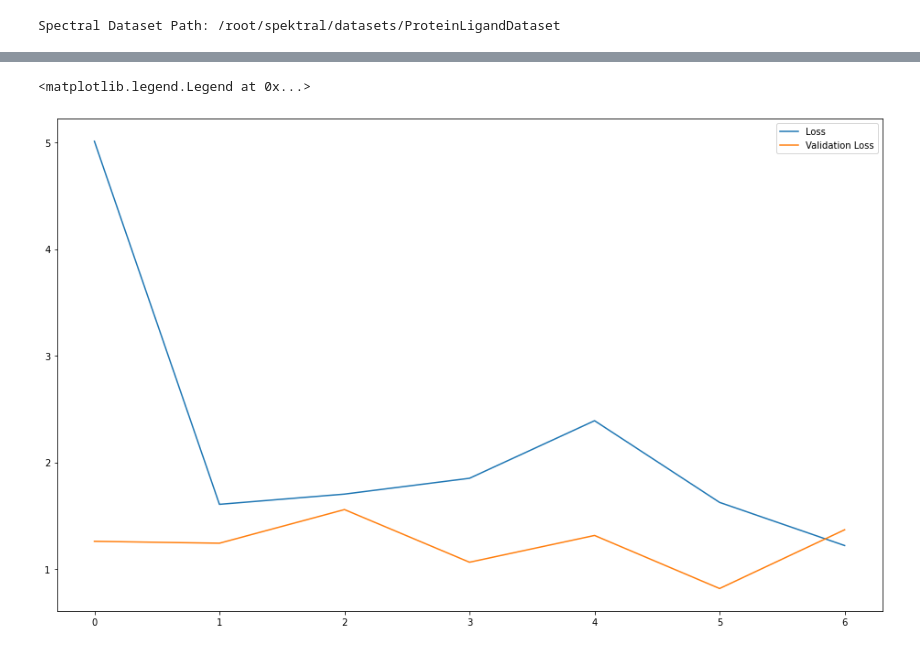
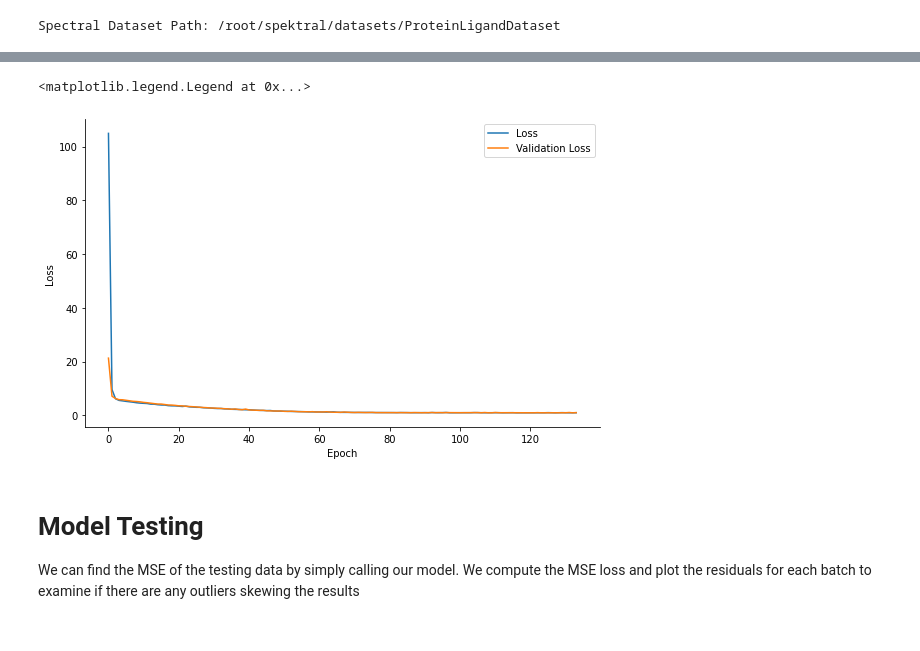
Before and after one commit to benjamin-ahlbrecht/protein-ligand-dissociation-gnn, a Jupyter notebook: protein-ligand-dissociation.ipynb, the cells around one changed output, grey strips where cells are left out. Drawn from its saved outputs; the diff is of its cells as text; code cells hidden in the pictures.

```diff
--- a/protein-ligand-dissociation.ipynb
+++ b/protein-ligand-dissociation.ipynb
@@ -95,7 +135,7 @@ VAL_PROPORTION = TRAIN_VAL_PROPORTION * 0.2
 
 
 # Model (Hyper)-Parameters
-BATCH_SIZE = 8
-EPOCHS = 100
-LEARNING_RATE = 0.001
+BATCH_SIZE = 16
+EPOCHS = 500
+LEARNING_RATE = 0.0001
 EARLY_STOP_PATIENCE = 10
@@ -474,0 +623,14 @@ Spectral Dataset Path: /root/spektral/datasets/ProteinLigandDataset
+# %%
+
+sqrt_n = 3
+
+fig, ax = plt.subplots(nrows=sqrt_n, ncols=sqrt_n, figsize=(13, 8), tight_layout=True)
+k = 0
+for i in range(sqrt_n):
+    for j in range(sqrt_n):
+        adjacency = dataset[k].a
+        ax[i, j].imshow(adjacency, cmap="binary")
+        ax[i, j].set_xlabel("Edge Source")
+        ax[i, j].set_ylabel("Edge Destination")
+
+        k += 1
@@ -620,11 +793,18 @@ Early Stopping (Best Val Loss: 0.8168342113494873)
 # %%
 loss = np.array(epoch_loss)[:-EARLY_STOP_PATIENCE+1]
 val_loss = np.array(epoch_val_loss)[:-EARLY_STOP_PATIENCE+1]
 
-fig, ax = plt.subplots(figsize=(13, 8), tight_layout=True)
+fig, ax = plt.subplots(figsize=(8, 5), tight_layout=True)
 ax.plot(loss, label="Loss")
 ax.plot(val_loss, label="Validation Loss")
+ax.spines["right"].set_visible(False)
+ax.spines["top"].set_visible(False)
+ax.set_xlabel("Epoch")
+ax.set_ylabel("Loss")
 ax.legend()
 # %% [output]
 <matplotlib.legend.Legend at 0x...>
-[figure, old version]
+[figure, new version]
+# %% [markdown]
+# Model Testing
+We can find the MSE of the testing data by simply calling our model. We compute the MSE loss and plot the residuals for each batch to examine if there are any outliers skewing the results
```
Also changed, not shown: parts of 22 cells of this notebook.
